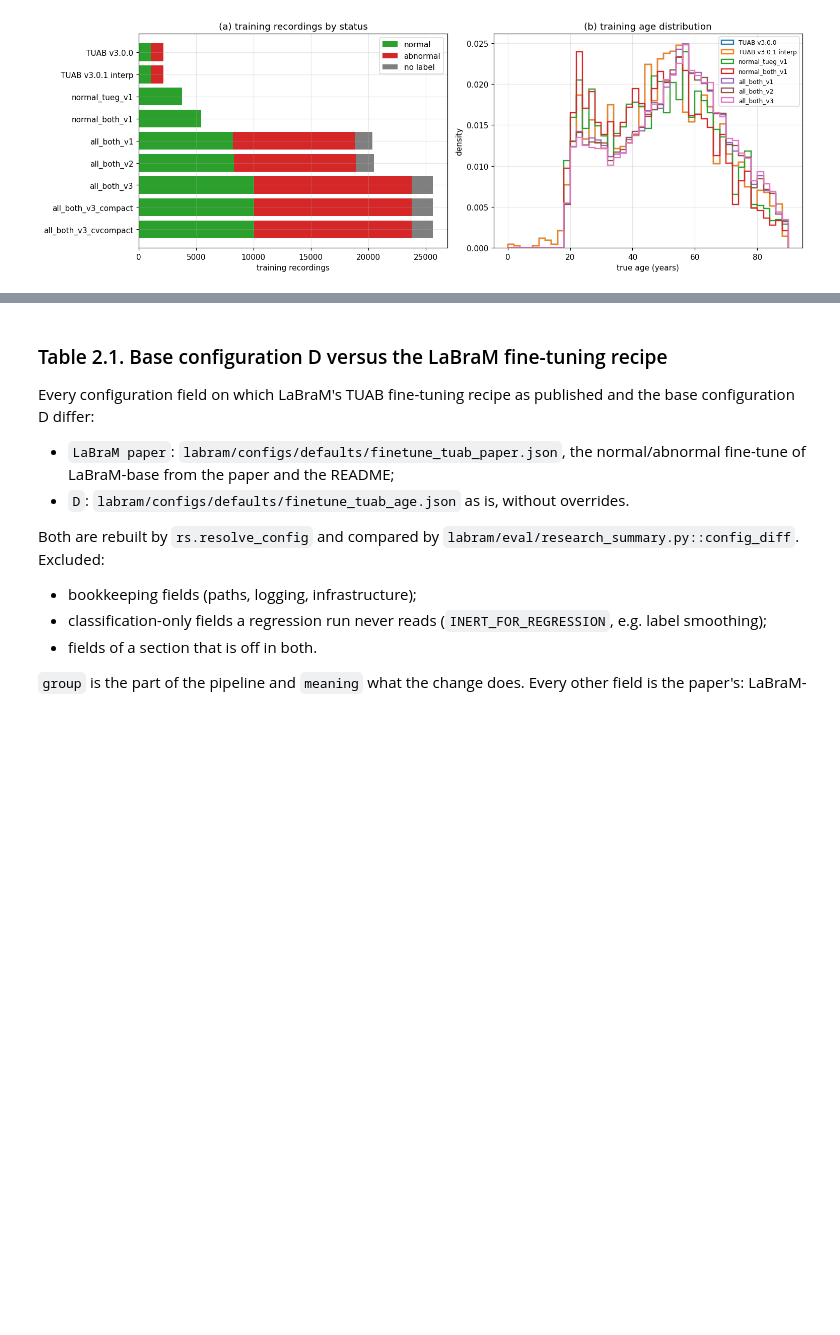
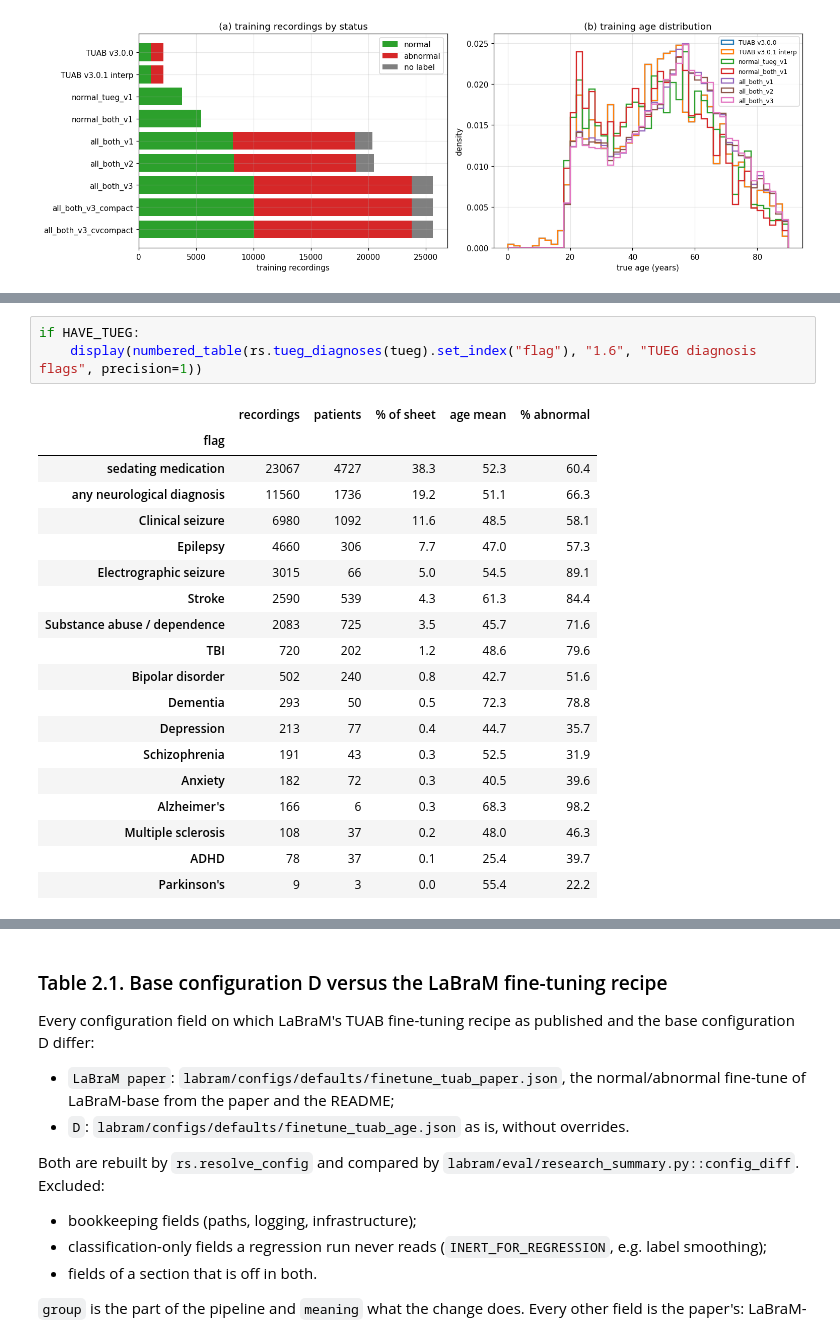
Before and after one commit to Neuro-Clalit/LaBraM, a Jupyter notebook: notebooks/brain_age_research_summary.ipynb, the cells around one changed output, grey strips where cells are left out. Drawn from its saved outputs; the diff is of its cells as text; blank space fills up the shorter version.

```diff
--- a/notebooks/brain_age_research_summary.ipynb
+++ b/notebooks/brain_age_research_summary.ipynb
@@ -332,0 +520,23 @@ if HAVE_TUH:
+# %%
+if HAVE_TUEG:
+    display(numbered_table(rs.tueg_diagnoses(tueg).set_index("flag"), "1.6", "TUEG diagnosis flags", precision=1))
+# %% [output]
+|  | recordings | patients | % of sheet | age mean | % abnormal |
+| flag |  |  |  |  |  |
+| sedating medication | 23067 | 4727 | 38.3 | 52.3 | 60.4 |
+| any neurological diagnosis | 11560 | 1736 | 19.2 | 51.1 | 66.3 |
+| Clinical seizure | 6980 | 1092 | 11.6 | 48.5 | 58.1 |
+| Epilepsy | 4660 | 306 | 7.7 | 47.0 | 57.3 |
+| Electrographic seizure | 3015 | 66 | 5.0 | 54.5 | 89.1 |
+| Stroke | 2590 | 539 | 4.3 | 61.3 | 84.4 |
+| Substance abuse / dependence | 2083 | 725 | 3.5 | 45.7 | 71.6 |
+| TBI | 720 | 202 | 1.2 | 48.6 | 79.6 |
+| Bipolar disorder | 502 | 240 | 0.8 | 42.7 | 51.6 |
+| Dementia | 293 | 50 | 0.5 | 72.3 | 78.8 |
+| Depression | 213 | 77 | 0.4 | 44.7 | 35.7 |
+| Schizophrenia | 191 | 43 | 0.3 | 52.5 | 31.9 |
+| Anxiety | 182 | 72 | 0.3 | 40.5 | 39.6 |
+| Alzheimer's | 166 | 6 | 0.3 | 68.3 | 98.2 |
+| Multiple sclerosis | 108 | 37 | 0.2 | 48.0 | 46.3 |
+| ADHD | 78 | 37 | 0.1 | 25.4 | 39.7 |
+| Parkinson's | 9 | 3 | 0.0 | 55.4 | 22.2 |
```
Also changed, not shown: parts of 23 cells of this notebook, 4 other files.
